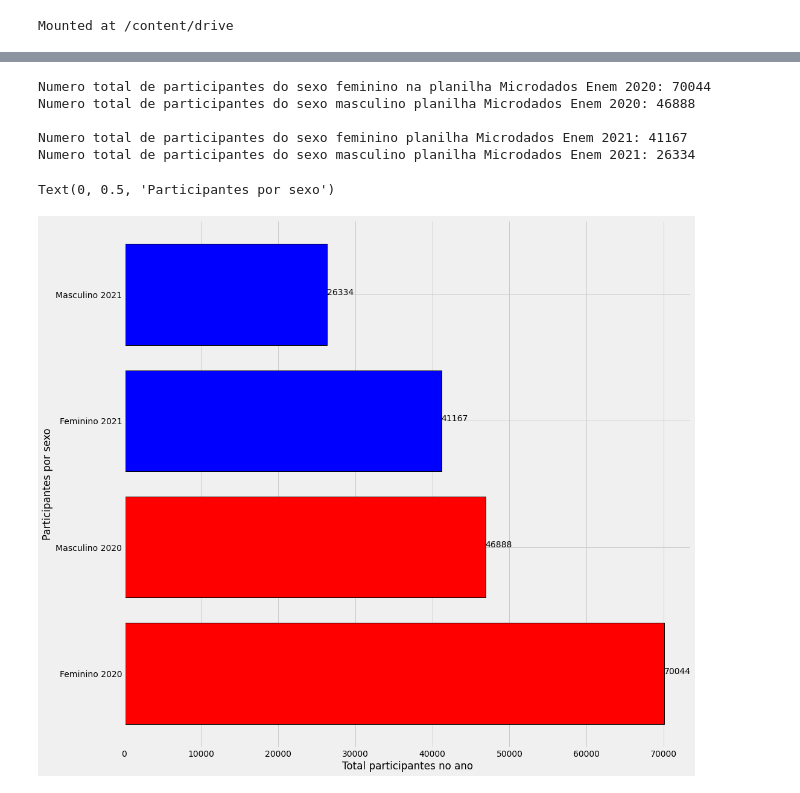
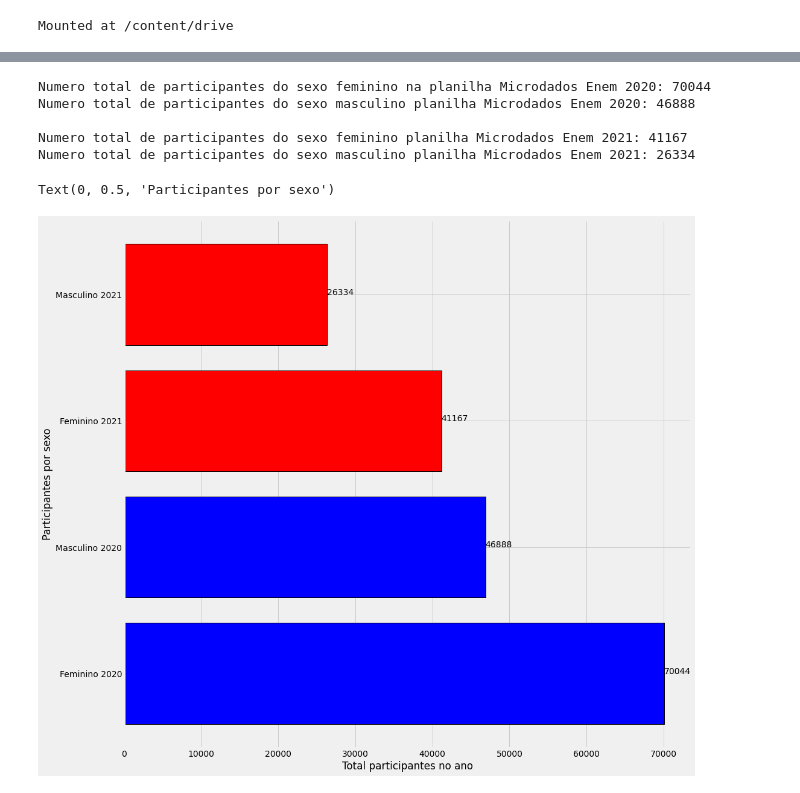
Before and after one commit to kingofrats04/Projeto_IA_DadosEnem, a Jupyter notebook: Graficos_IA.ipynb, the cells around one changed output, grey strips where cells are left out. Saved outputs shown, nothing was run; the diff lists cells and outputs as text; code cells hidden in the pictures.

```diff
--- a/Graficos_IA.ipynb
+++ b/Graficos_IA.ipynb
@@ -64,35 +64,35 @@ print('Numero total de participantes do sexo feminino na planilha Microdados Ene
 print('Numero total de participantes do sexo masculino planilha Microdados Enem 2020: 46888\n')
 print('Numero total de participantes do sexo feminino planilha Microdados Enem 2021: 41167')
 print('Numero total de participantes do sexo masculino planilha Microdados Enem 2021: 26334\n')
 
 numF2020 = 70044
 numM2020 = 46888
 
 numF2021 = 41167
 numM2021 = 26334
 
 
 # Printando grafico de barras horizontal
 x = ['Feminino 2020', 'Masculino 2020', 'Feminino 2021', 'Masculino 2021']
 y = [70044, 46888, 41167, 26334]
 
 totalGeral = numF2020, numM2020, numF2021, numM2021
 plt.style.use('fivethirtyeight')
 
 for index, value in enumerate(y):
   plt.text(value, index,str(value))
 
-plt.barh(x, totalGeral, align='center', color=['red', 'red', 'blue', 'blue'], edgecolor='black', linewidth="1")
+plt.barh(x, totalGeral, align='center', color=['blue', 'blue', 'red', 'red'], edgecolor='black', linewidth="1")
 plt.xlabel("Total participantes no ano")
 plt.ylabel("Participantes por sexo")
 # %% [output]
 Numero total de participantes do sexo feminino na planilha Microdados Enem 2020: 70044
 Numero total de participantes do sexo masculino planilha Microdados Enem 2020: 46888
 
 Numero total de participantes do sexo feminino planilha Microdados Enem 2021: 41167
 Numero total de participantes do sexo masculino planilha Microdados Enem 2021: 26334
 Text(0, 0.5, 'Participantes por sexo')
-[figure, old version]
+[figure, new version]
 # %%
 # Histograma projetando a quatidade de participantes por sexo nos dos dois anos
 print(planilha2020.TP_SEXO.hist())
```
Also changed, not shown: parts of 11 cells of this notebook.
